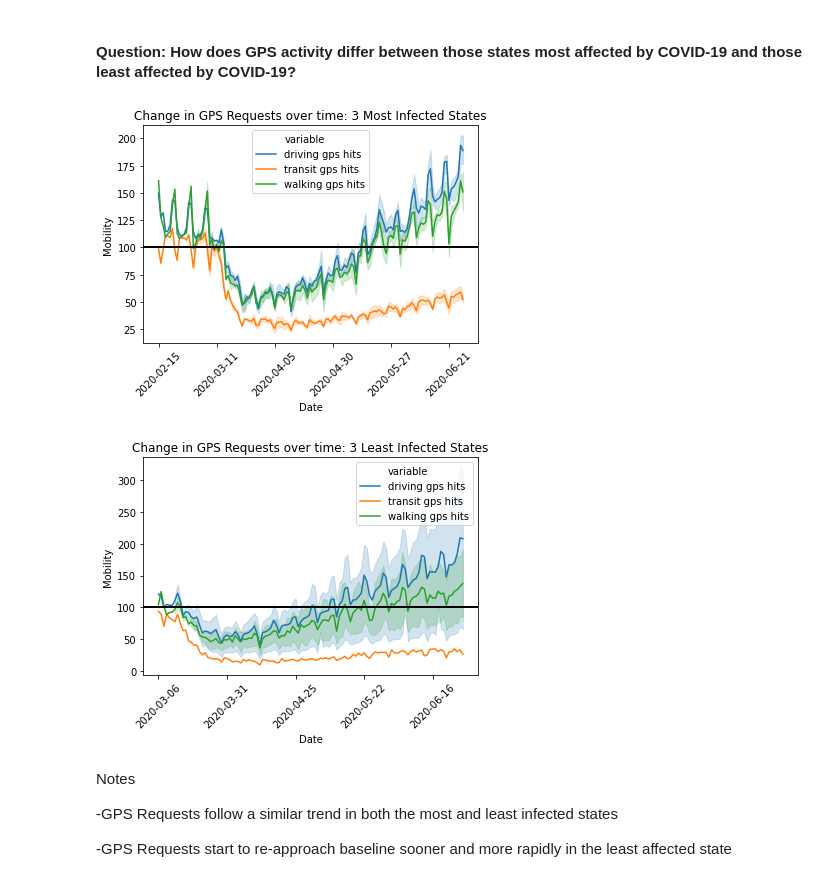
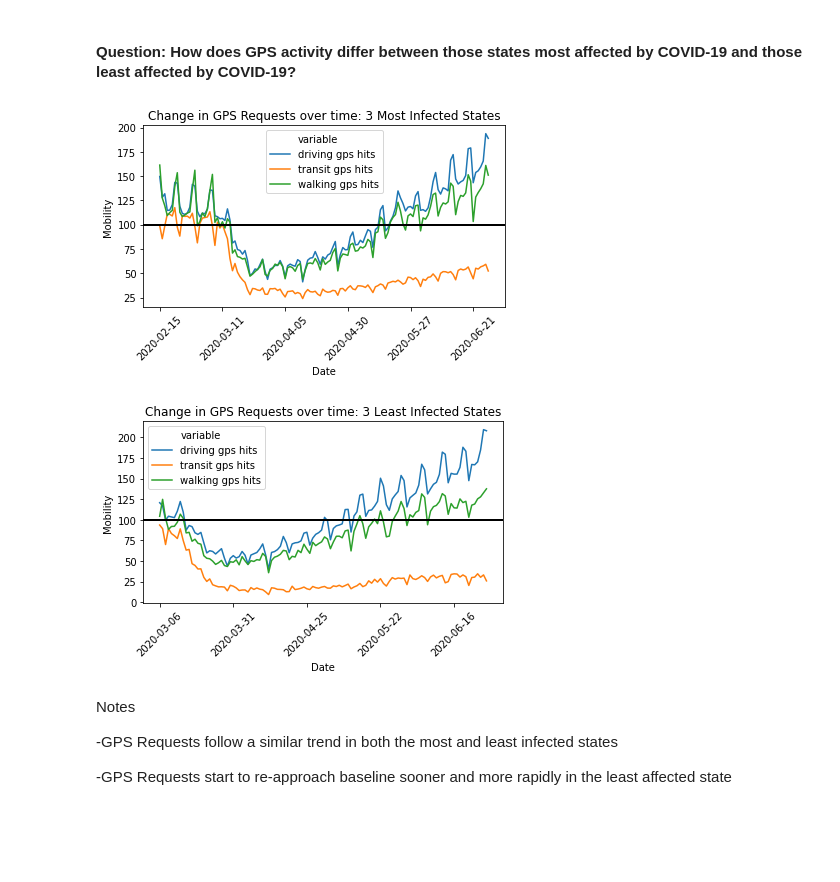
Before and after one commit to jeremysilva1098/mobility_covid, a Jupyter notebook: COVID-19 and Mobility EDA.ipynb, the cells around one changed output. Cells and saved outputs as stored; diff of their text form; code cells hidden in the pictures; blank space fills up the shorter version.

```diff
--- a/COVID-19 and Mobility EDA.ipynb
+++ b/COVID-19 and Mobility EDA.ipynb
@@ -492,39 +497,43 @@ Notes
 # Pull out Driving, Transit, Walking and melt it down to a new df to make it easier to plot
 gps= top_three_full_df[['date', 'driving gps hits', 'transit gps hits', 'walking gps hits']]
 gps= gps.melt(id_vars='date')
-sns.lineplot(x='date',y='value',data=gps, hue='variable')
+sns.lineplot(x='date',y='value',data=gps, hue='variable', err_style=None)
 
 # set the axis to be number of days rather than the actual date
 ax = plt.gca()
 ax.xaxis.set_major_locator(ticker.MultipleLocator(base=25))
 # Put a line at baseline which is 100
 ax.axhline(100, color='black', lw=2)
 
 plt.title('Change in GPS Requests over time: 3 Most Infected States')
 plt.xlabel('Date')
 plt.ylabel('Mobility')
 plt.xticks(rotation= 45)
+plt.tight_layout()
+plt.savefig('Images/GPS_most_infected.png')
 plt.show()
 
 # Pull out Driving, Transit, Walking and melt it down to a new df to make it easier to plot
 gps= bottom_three_full_df[['date', 'driving gps hits', 'transit gps hits', 'walking gps hits']]
 gps= gps.melt(id_vars='date')
-sns.lineplot(x='date',y='value',data=gps, hue='variable')
+sns.lineplot(x='date',y='value',data=gps, hue='variable', err_style=None)
 
 # set the axis to be number of days rather than the actual date
 ax = plt.gca()
 ax.xaxis.set_major_locator(ticker.MultipleLocator(base=25))
 # Put a line at baseline which is 100
 ax.axhline(100, color='black', lw=2)
 
 plt.title('Change in GPS Requests over time: 3 Least Infected States')
 plt.xlabel('Date')
 plt.ylabel('Mobility')
 plt.xticks(rotation= 45)
+plt.tight_layout()
+plt.savefig('Images/GPS_least_infected.png')
 plt.show()
 # %% [output]
-[figure, old version]
+[figure, new version]
-[figure, old version]
+[figure, new version]
 # %% [markdown]
 Notes
 
```
Also changed, not shown: parts of 4 cells of this notebook.
